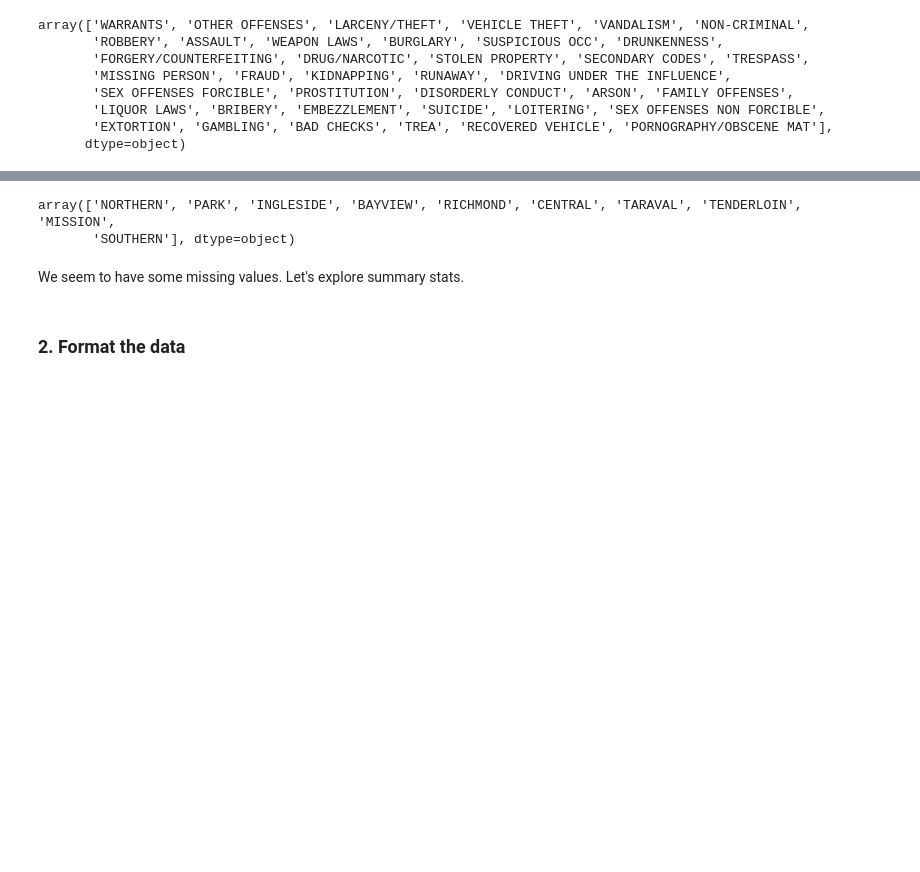
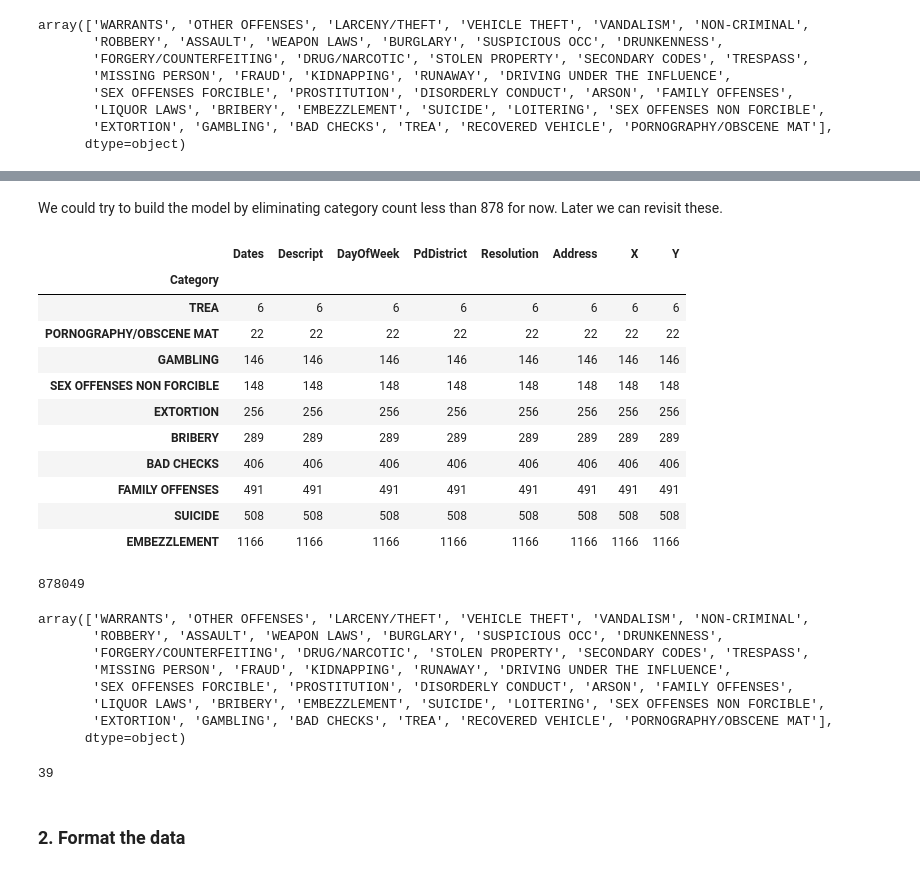
Before and after one commit to AksChougule/data-general-py, a Jupyter notebook: San_Francisco_Crime_data.ipynb, the cells around one changed output, grey strips where cells are left out. Cells and saved outputs as stored; diff of their text form; code cells hidden in the pictures; blank space fills up the shorter version.

```diff
--- a/San_Francisco_Crime_data.ipynb
+++ b/San_Francisco_Crime_data.ipynb
@@ -80,0 +113,17 @@ array(['WARRANTS', 'OTHER OFFENSES', 'LARCENY/THEFT', 'VEHICLE THEFT', 'VANDALIS
+# %% [markdown]
+We could try to build the model by eliminating category count less than 878 for now. Later we can revisit these.
+# %%
+df_raw.groupby('Category').count().sort_values('Dates').head(10)
+# %% [output]
+|  | Dates | Descript | DayOfWeek | PdDistrict | Resolution | Address | X | Y |
+| Category |  |  |  |  |  |  |  |  |
+| TREA | 6 | 6 | 6 | 6 | 6 | 6 | 6 | 6 |
+| PORNOGRAPHY/OBSCENE MAT | 22 | 22 | 22 | 22 | 22 | 22 | 22 | 22 |
+| GAMBLING | 146 | 146 | 146 | 146 | 146 | 146 | 146 | 146 |
+| SEX OFFENSES NON FORCIBLE | 148 | 148 | 148 | 148 | 148 | 148 | 148 | 148 |
+| EXTORTION | 256 | 256 | 256 | 256 | 256 | 256 | 256 | 256 |
+| BRIBERY | 289 | 289 | 289 | 289 | 289 | 289 | 289 | 289 |
+| BAD CHECKS | 406 | 406 | 406 | 406 | 406 | 406 | 406 | 406 |
+| FAMILY OFFENSES | 491 | 491 | 491 | 491 | 491 | 491 | 491 | 491 |
+| SUICIDE | 508 | 508 | 508 | 508 | 508 | 508 | 508 | 508 |
+| EMBEZZLEMENT | 1166 | 1166 | 1166 | 1166 | 1166 | 1166 | 1166 | 1166 |
@@ -81,10 +139,23 @@ array(['WARRANTS', 'OTHER OFFENSES', 'LARCENY/THEFT', 'VEHICLE THEFT', 'VANDALIS
+# %%
+# Old len was 878049, let's check the new len without rare_cats
+len(df_raw)
+# %% [output]
+878049
 # %%
-df_raw['PdDistrict'].unique()
+df_raw["Category"].unique()
 # %% [output]
-array(['NORTHERN', 'PARK', 'INGLESIDE', 'BAYVIEW', 'RICHMOND', 'CENTRAL', 'TARAVAL', 'TENDERLOIN', 'MISSION',
-       'SOUTHERN'], dtype=object)
+array(['WARRANTS', 'OTHER OFFENSES', 'LARCENY/THEFT', 'VEHICLE THEFT', 'VANDALISM', 'NON-CRIMINAL',
+       'ROBBERY', 'ASSAULT', 'WEAPON LAWS', 'BURGLARY', 'SUSPICIOUS OCC', 'DRUNKENNESS',
+       'FORGERY/COUNTERFEITING', 'DRUG/NARCOTIC', 'STOLEN PROPERTY', 'SECONDARY CODES', 'TRESPASS',
+       'MISSING PERSON', 'FRAUD', 'KIDNAPPING', 'RUNAWAY', 'DRIVING UNDER THE INFLUENCE',
+       'SEX OFFENSES FORCIBLE', 'PROSTITUTION', 'DISORDERLY CONDUCT', 'ARSON', 'FAMILY OFFENSES',
+       'LIQUOR LAWS', 'BRIBERY', 'EMBEZZLEMENT', 'SUICIDE', 'LOITERING', 'SEX OFFENSES NON FORCIBLE',
+       'EXTORTION', 'GAMBLING', 'BAD CHECKS', 'TREA', 'RECOVERED VEHICLE', 'PORNOGRAPHY/OBSCENE MAT'],
+      dtype=object)
-# %% [markdown]
-We seem to have some missing values. Let's explore summary stats.
+# %%
+len(df_raw["Category"].unique())
+# %% [output]
+39
 # %% [markdown]
 ### 2. Format the data
 # %%
```
Also changed, not shown: parts of 69 cells of this notebook.
